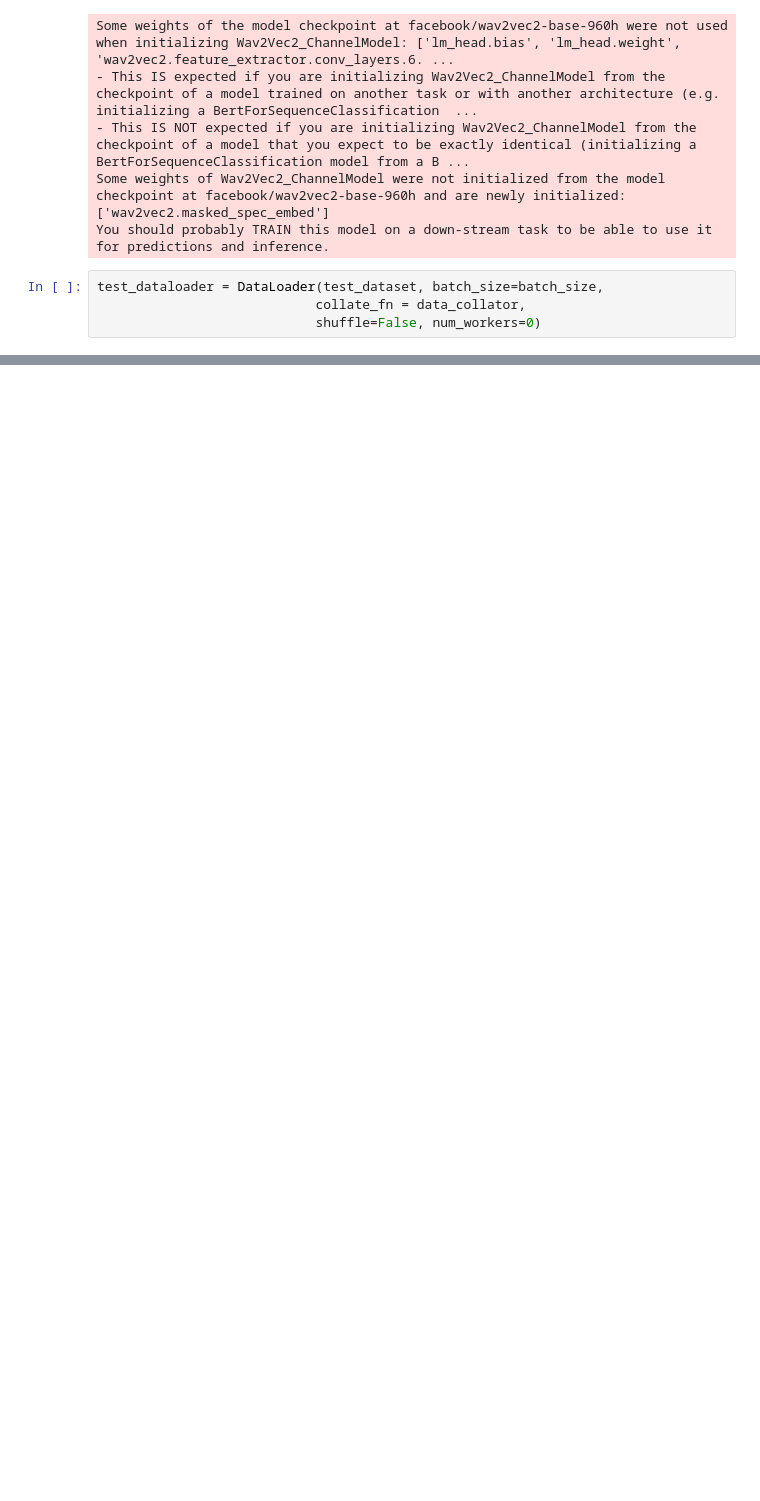
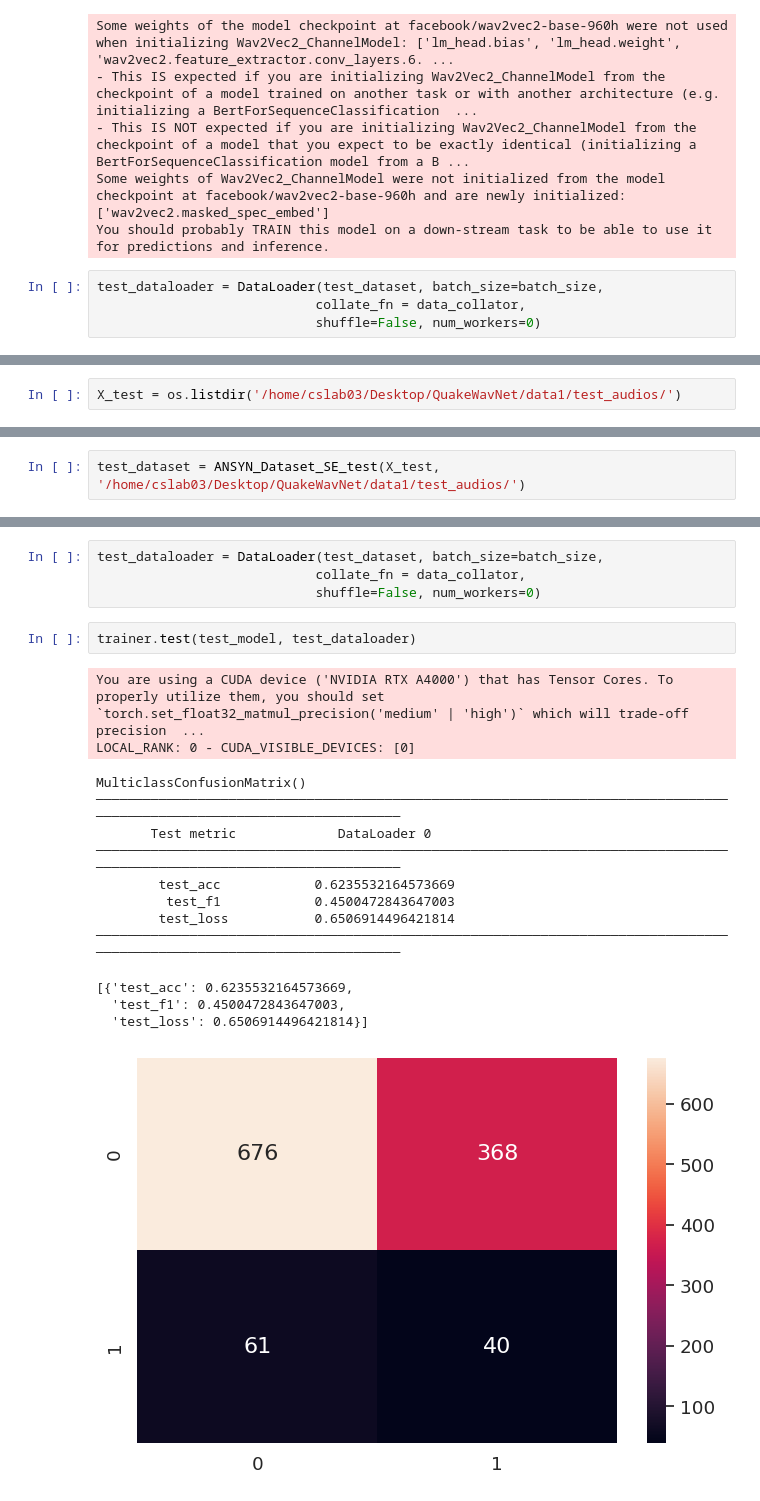
Before and after one commit to AndresQuimbita/QuakeWavNet, a Jupyter notebook: QuakeWavNet.ipynb, the cells around one changed output, grey strips where cells are left out. Drawn from its saved outputs; the diff is of its cells as text; blank space fills up the shorter version.

```diff
--- a/QuakeWavNet.ipynb
+++ b/QuakeWavNet.ipynb
@@ -994,0 +1115,2 @@ plt.show()
+# %%
+X_test = os.listdir('/home/cslab03/Desktop/QuakeWavNet/data1/test_audios/')
@@ -994,0 +1121,2 @@ plt.show()
+# %%
+test_dataset = ANSYN_Dataset_SE_test(X_test, '/home/cslab03/Desktop/QuakeWavNet/data1/test_audios/')
@@ -994,0 +1154,21 @@ plt.show()
+# %%
+test_dataloader = DataLoader(test_dataset, batch_size=batch_size,
+                            collate_fn = data_collator,
+                            shuffle=False, num_workers=0)
+# %%
+trainer.test(test_model, test_dataloader)
+# %% [output]
+You are using a CUDA device ('NVIDIA RTX A4000') that has Tensor Cores. To properly utilize them, you should set `torch.set_float32_matmul_precision('medium' | 'high')` which will trade-off precision  ...
+LOCAL_RANK: 0 - CUDA_VISIBLE_DEVICES: [0]
+MulticlassConfusionMatrix()
+────────────────────────────────────────────────────────────────────────────────────────────────────────────────────────
+       Test metric             DataLoader 0
+────────────────────────────────────────────────────────────────────────────────────────────────────────────────────────
+        test_acc            0.6235532164573669
+         test_f1            0.4500472843647003
+        test_loss           0.6506914496421814
+────────────────────────────────────────────────────────────────────────────────────────────────────────────────────────
+[{'test_acc': 0.6235532164573669,
+  'test_f1': 0.4500472843647003,
+  'test_loss': 0.6506914496421814}]
+[figure, added]
```
Also changed, not shown: parts of 26 cells of this notebook.
